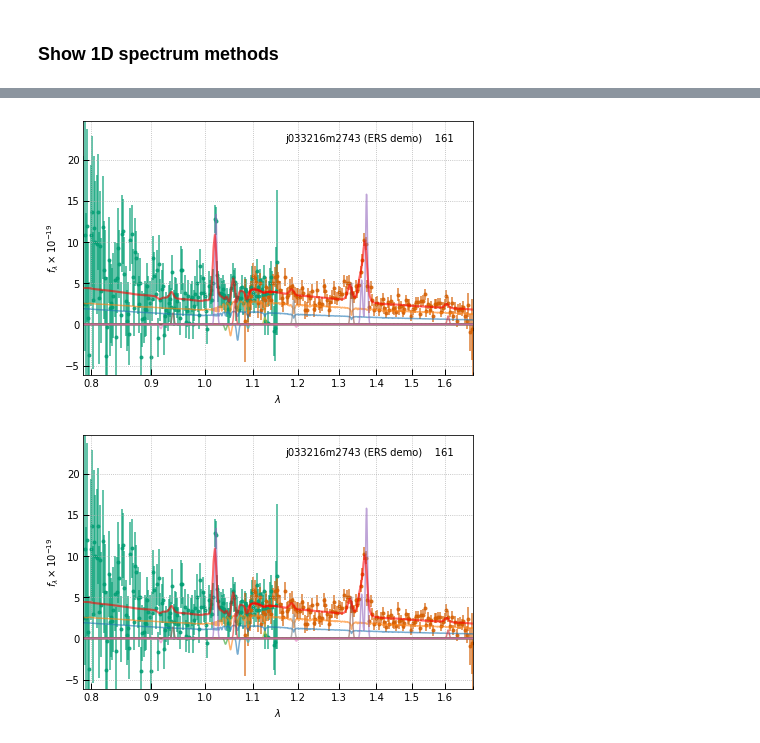
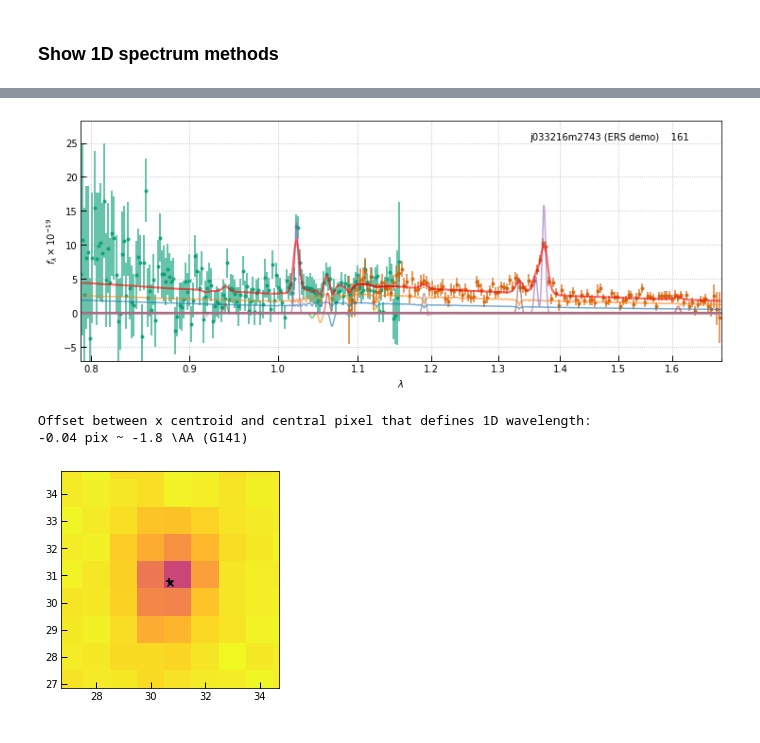
Before and after one commit to gbrammer/grizli-binder, a Jupyter notebook: Demo1D/Grizli-oned.ipynb, the cells around one changed output, grey strips where cells are left out. Cells and saved outputs as stored; diff of their text form; code cells hidden in the pictures.

```diff
--- a/Demo1D/Grizli-oned.ipynb
+++ b/Demo1D/Grizli-oned.ipynb
@@ -37,7 +71,51 @@ for units in ['flam', 'uJy', 'eps', 'resid']:
 # %%
-# Show each component of the template combinations (at template resolution before generating the 2D model)
-mb.oned_figure(tfit=tfit, bin=1, units='flam',
-               show_beams=False, show_individual_templates=True)
+# Show each component of the template combinations
+# (at template resolution before generating the 2D model)
+show_individual_templates=True
+
+fig = mb.oned_figure(tfit=tfit, bin=1, units='flam',
+                     show_beams=False,
+                     show_individual_templates=show_individual_templates,
+                     figsize=fs)
 # %% [output]
-[figure, old version]
+[figure, new version]
-[figure, removed]
+# %%
+### Show image and compare central position to centroid
+
+b, ref_line = mb.beams[1], 'OII' # G102
+b, ref_line = mb.beams[0], 'OIII-5007' # G141
+
+direct = b.direct['REF']
+
+plt.imshow(direct, vmin=-0.1, vmax=5,
+           origin='lower', interpolation='Nearest',
+           cmap='plasma_r')
+
+sh = direct.shape
+
+# center pixel sets the wavelength axis for 1D
+x0, y0 = np.array(b.direct.wcs.all_world2pix([mb.ra], [mb.dec], 0)).flatten()
+
+dx = 4
+plt.xlim(x0-dx, x0+dx); plt.ylim(y0-dx, y0+dx)
+plt.scatter(x0, x0, marker='x', color='k', label='Defined center')
+
+# Windowed centroid
+yp, xp = np.indices(sh)
+R = np.sqrt((xp-x0)**2+(yp-y0)**2)
+mask = R < 4
+xc = (xp*direct)[mask].sum()/direct[mask].sum()
+yc = (yp*direct)[mask].sum()/direct[mask].sum()
+
+plt.scatter(xc, yc, marker='+', color='k', label='Centroid')
+
+dx = xc-x0
+dw = dx*np.diff(b.wave)[0]
+
+print("""
+Offset between x centroid and central pixel that defines 1D wavelength:
+{0:.2f} pix ~ {1:.1f} \AA ({2})""".format(dx, dw, b.grism.filter))
+# %% [output]
+Offset between x centroid and central pixel that defines 1D wavelength:
+-0.04 pix ~ -1.8 \AA (G141)
+[figure, added]
```
Also changed, not shown: parts of 7 cells of this notebook.
